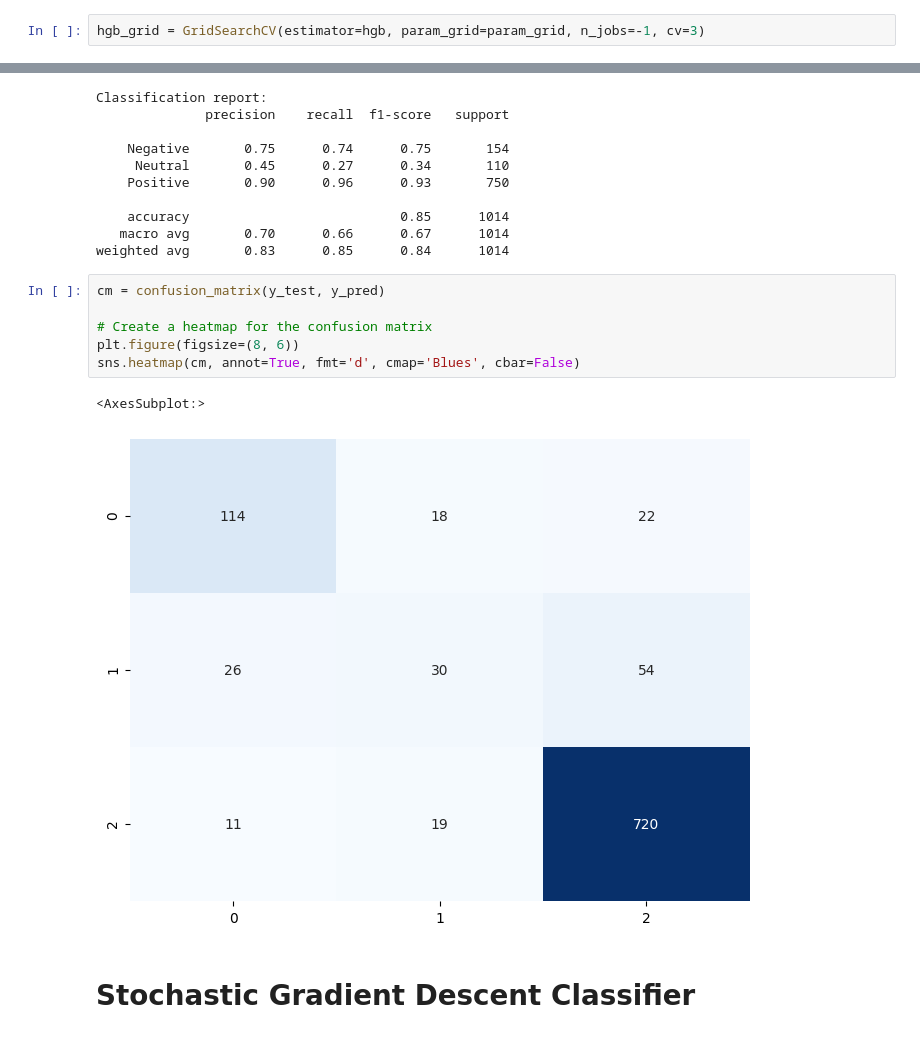
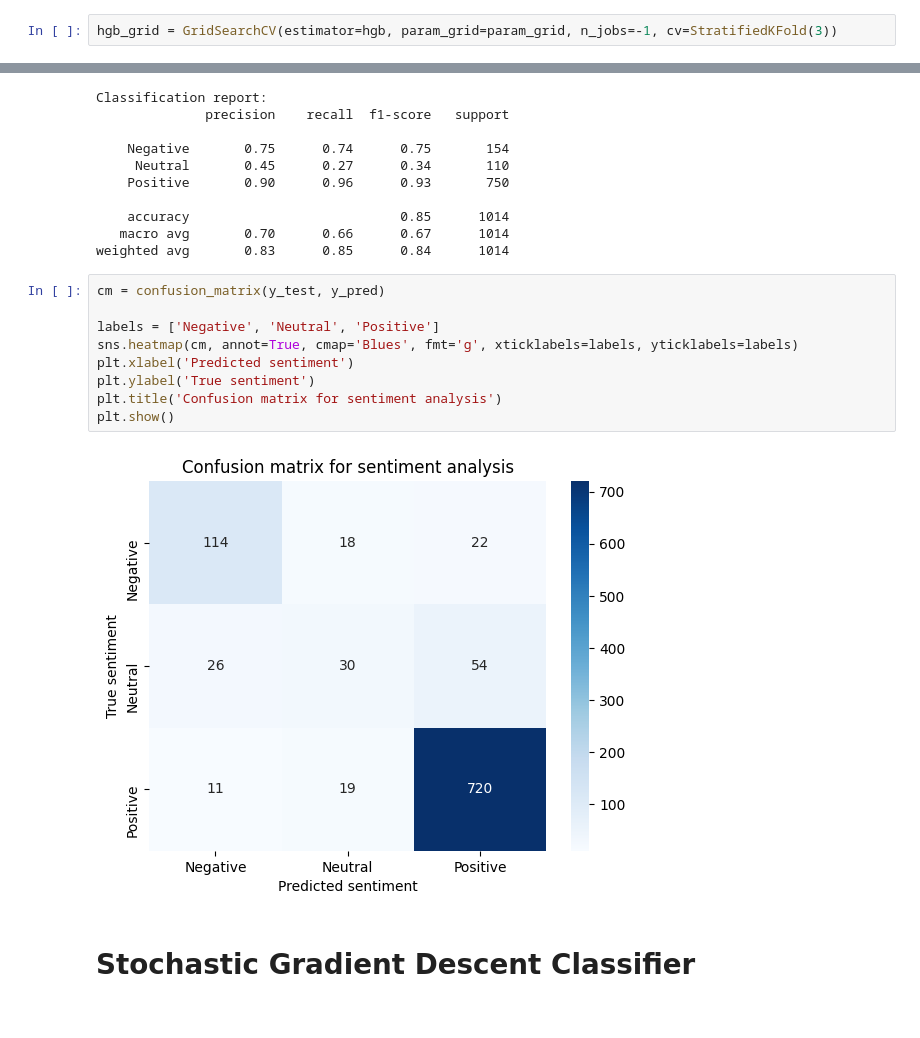
Before and after one commit to MirelaDryankova/Sentiment-Analysis, a Jupyter notebook: sentiment_analysis.ipynb, the cells around one changed output, grey strips where cells are left out. Cells and saved outputs as stored; diff of their text form.

```diff
--- a/sentiment_analysis.ipynb
+++ b/sentiment_analysis.ipynb
@@ -856,7 +874,7 @@ param_grid = {'learning_rate': [0.05, 0.1],
 # %%
 hgb = HistGradientBoostingClassifier(random_state=42)
 # %%
-hgb_grid = GridSearchCV(estimator=hgb, param_grid=param_grid, n_jobs=-1, cv=3)
+hgb_grid = GridSearchCV(estimator=hgb, param_grid=param_grid, n_jobs=-1, cv=StratifiedKFold(3))
 # %%
 hgb_grid.fit(X_train, y_train)
 # %% [output]
@@ -891,12 +910,14 @@ weighted avg       0.83      0.85      0.84      1014
 # %%
 cm = confusion_matrix(y_test, y_pred)
 
-# Create a heatmap for the confusion matrix
-plt.figure(figsize=(8, 6))
-sns.heatmap(cm, annot=True, fmt='d', cmap='Blues', cbar=False)
+labels = ['Negative', 'Neutral', 'Positive']
+sns.heatmap(cm, annot=True, cmap='Blues', fmt='g', xticklabels=labels, yticklabels=labels)
+plt.xlabel('Predicted sentiment')
+plt.ylabel('True sentiment')
+plt.title('Confusion matrix for sentiment analysis')
+plt.show()
 # %% [output]
-<AxesSubplot:>
-[figure, old version]
+[figure, new version]
 # %% [markdown]
 # Stochastic Gradient Descent Classifier
 # %%
```
Also changed, not shown: parts of 49 cells of this notebook.
